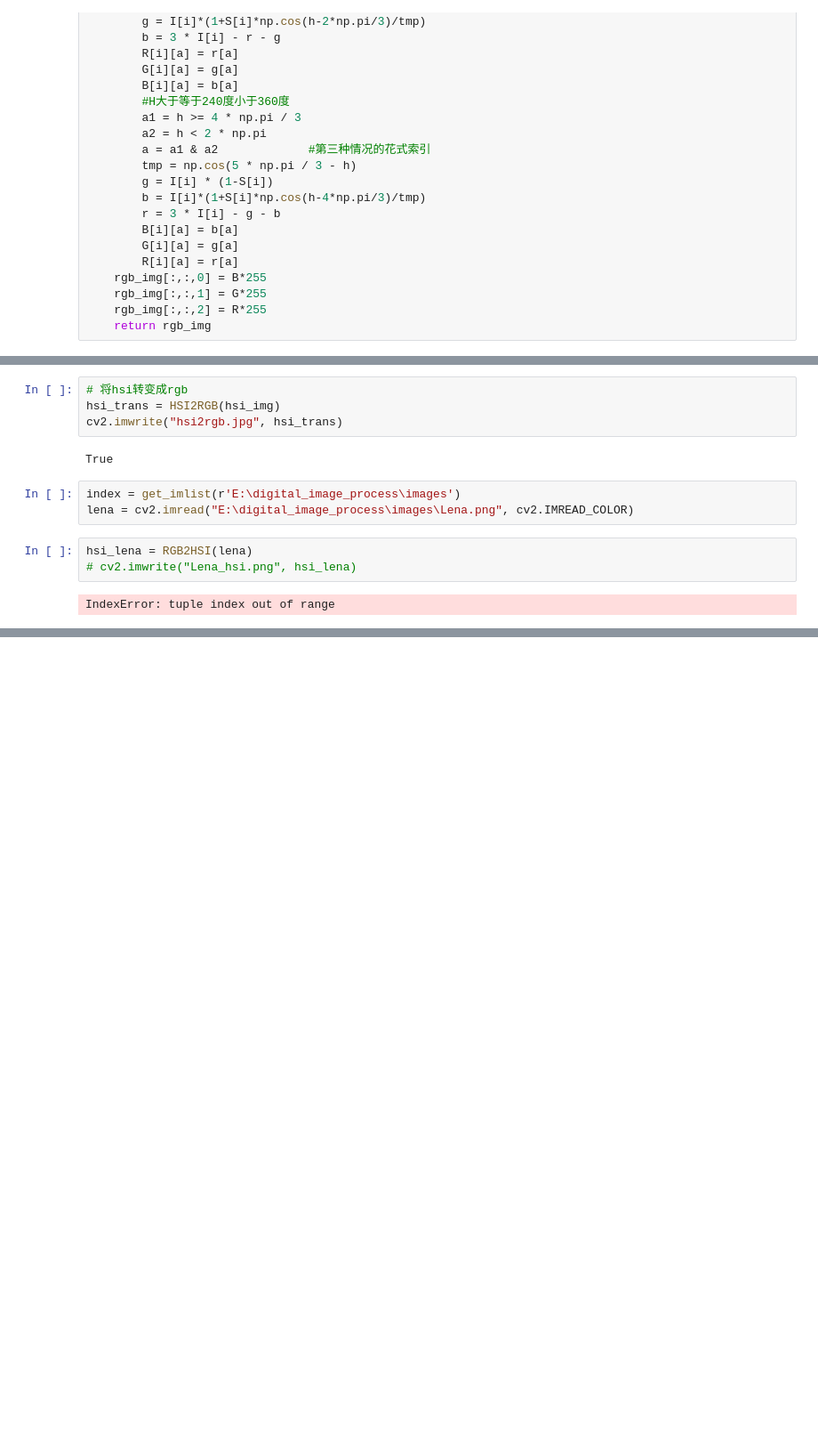
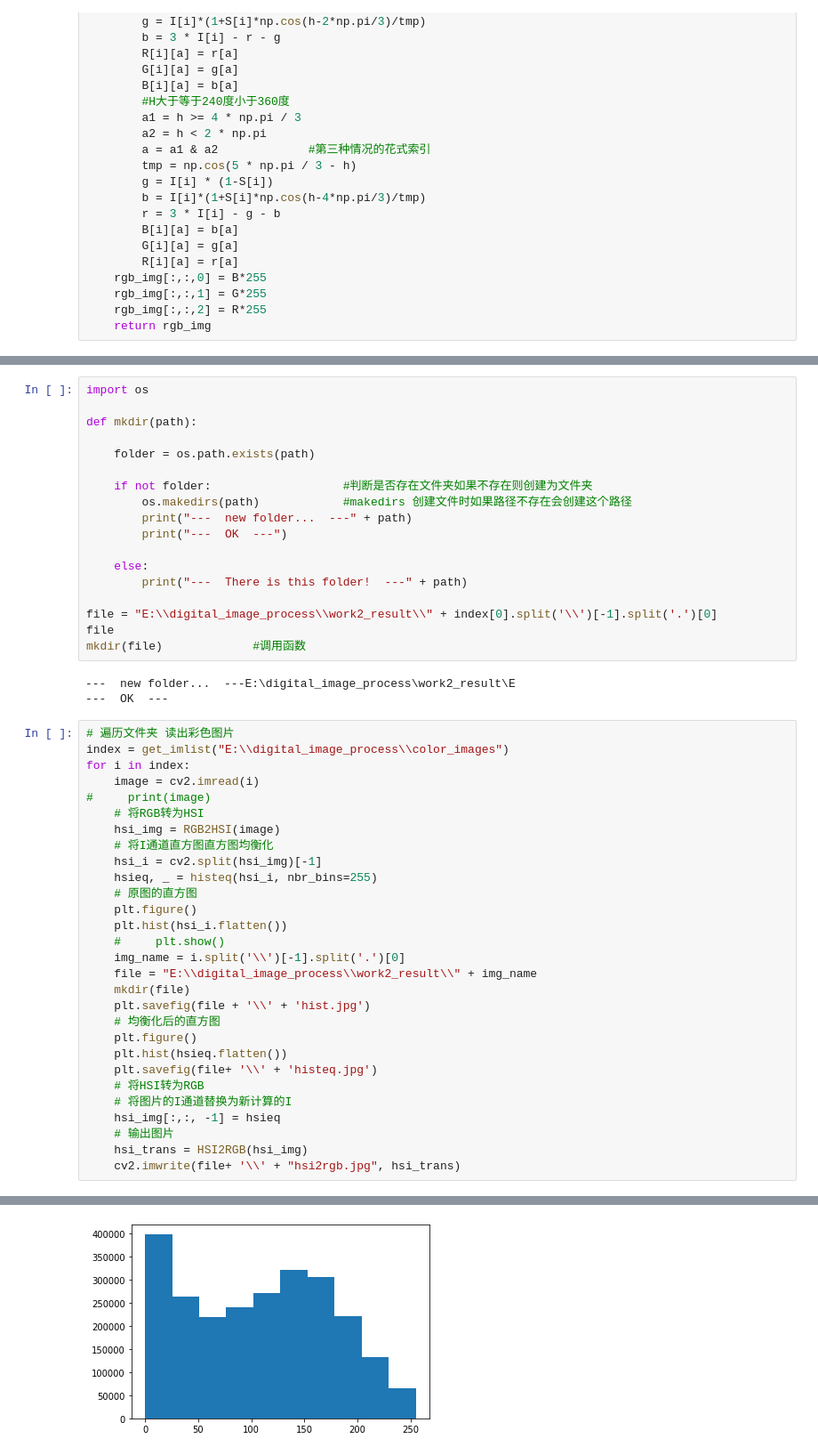
Before and after one commit to Dream-Fu/digital_image_process, a Jupyter notebook: 第一次作业.ipynb, the cells around one changed output, grey strips where cells are left out. Shown at 89% size. Drawn from its saved outputs; the diff is of its cells as text; blank space fills up the shorter version.

```diff
--- a/第一次作业.ipynb
+++ b/第一次作业.ipynb
@@ -280,14 +215,51 @@ array([[[ 69,  11, 154],
-# %%
-# 将hsi转变成rgb
-hsi_trans = HSI2RGB(hsi_img)
-cv2.imwrite("hsi2rgb.jpg", hsi_trans)
-# %% [output]
-True
-# %%
-index = get_imlist(r'E:\digital_image_process\images')
-lena = cv2.imread("E:\digital_image_process\images\Lena.png", cv2.IMREAD_COLOR)
-# %%
-hsi_lena = RGB2HSI(lena)
-# cv2.imwrite("Lena_hsi.png", hsi_lena)
-# %% [output]
-IndexError: tuple index out of range
+# %%
+import os
+
+def mkdir(path):
+
+    folder = os.path.exists(path)
+
+    if not folder:                   #判断是否存在文件夹如果不存在则创建为文件夹
+        os.makedirs(path)            #makedirs 创建文件时如果路径不存在会创建这个路径
+        print("---  new folder...  ---" + path)
+        print("---  OK  ---")
+
+    else:
+        print("---  There is this folder!  ---" + path)
+
+file = "E:\\digital_image_process\\work2_result\\" + index[0].split('\\')[-1].split('.')[0]
+file
+mkdir(file)             #调用函数
+# %% [output]
+---  new folder...  ---E:\digital_image_process\work2_result\E
+---  OK  ---
+# %%
+# 遍历文件夹 读出彩色图片
+index = get_imlist("E:\\digital_image_process\\color_images")
+for i in index:
+    image = cv2.imread(i)
+#     print(image)
+    # 将RGB转为HSI
+    hsi_img = RGB2HSI(image)
+    # 将I通道直方图直方图均衡化
+    hsi_i = cv2.split(hsi_img)[-1]
+    hsieq, _ = histeq(hsi_i, nbr_bins=255)
+    # 原图的直方图
+    plt.figure()
+    plt.hist(hsi_i.flatten())
+    #     plt.show()
+    img_name = i.split('\\')[-1].split('.')[0]
+    file = "E:\\digital_image_process\\work2_result\\" + img_name
+    mkdir(file)
+    plt.savefig(file + '\\' + 'hist.jpg')
+    # 均衡化后的直方图
+    plt.figure()
+    plt.hist(hsieq.flatten())
+    plt.savefig(file+ '\\' + 'histeq.jpg')
+    # 将HSI转为RGB
+    # 将图片的I通道替换为新计算的I
+    hsi_img[:,:, -1] = hsieq
+    # 输出图片
+    hsi_trans = HSI2RGB(hsi_img)
+    cv2.imwrite(file+ '\\' + "hsi2rgb.jpg", hsi_trans)
+# %% [output]
@@ -293,0 +271 @@ IndexError: tuple index out of range
+[figure, added]
```
Also changed, not shown: parts of 6 cells of this notebook, 17 other files.
